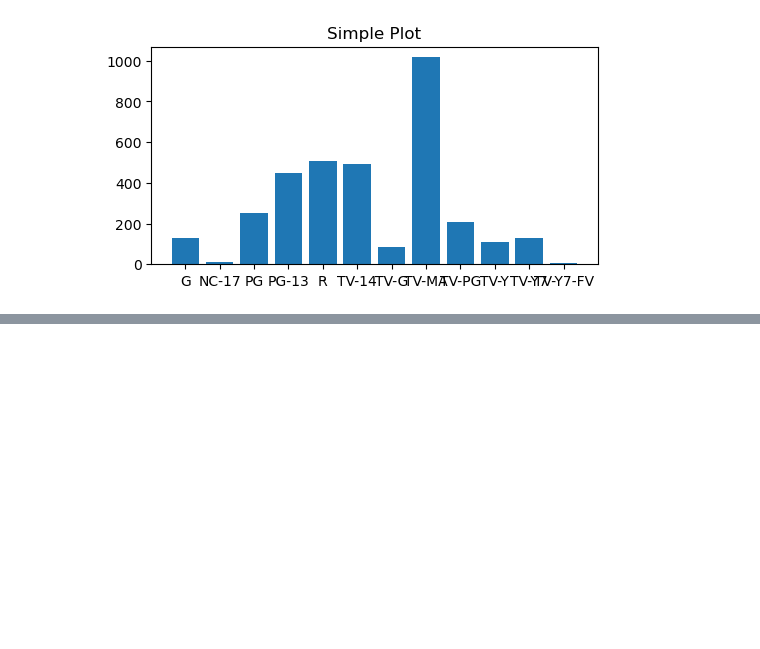
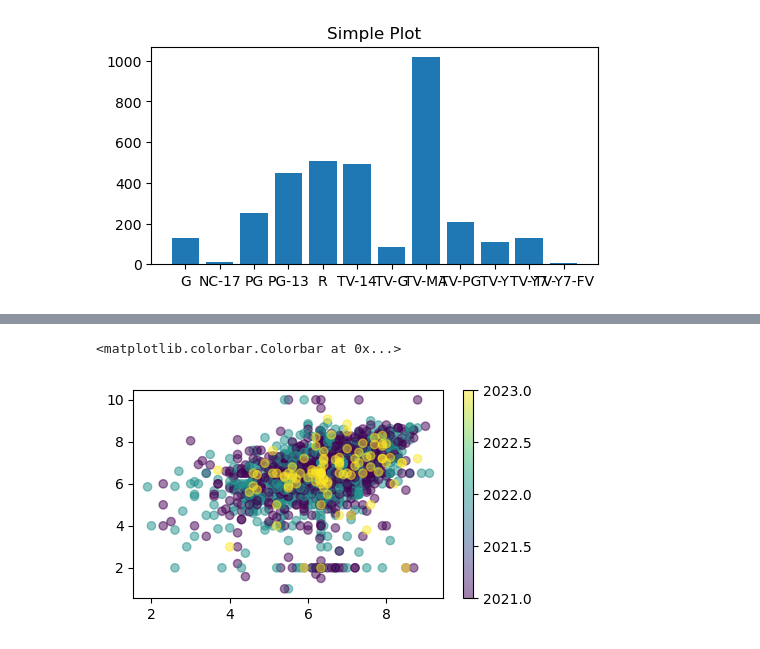
Before and after one commit to Ftagliavini/DataScience, a Jupyter notebook: Tagliavini-desafio02.ver02.ipynb, the cells around one changed output, grey strips where cells are left out. Saved outputs shown, nothing was run; the diff lists cells and outputs as text; code cells hidden in the pictures; blank space fills up the shorter version.

```diff
--- a/Tagliavini-desafio02.ver02.ipynb
+++ b/Tagliavini-desafio02.ver02.ipynb
@@ -337,0 +426,11 @@ ax.scatter(calificaciones.imdb_score, calificaciones.tmdb_score)
+# %%
+calificaciones_2020s = titulos_nfx[titulos_nfx['release_year'] > 2020]
+calificaciones_2020s =calificaciones_2020s[['imdb_score','tmdb_score','release_year']]
+calificaciones_2020s['imdb_score'] = calificaciones_2020s['imdb_score'].fillna(calificaciones_2020s['imdb_score'].mean())
+calificaciones_2020s['tmdb_score'] = calificaciones_2020s['tmdb_score'].fillna(calificaciones_2020s['tmdb_score'].mean())
+fig, ax = plt.subplots(figsize=(5, 2.7))
+mapa_2020s = ax.scatter(calificaciones_2020s['imdb_score'], calificaciones_2020s['tmdb_score'],c=calificaciones_2020s['release_year'],alpha=0.5)
+fig.colorbar(mapa_2020s)
+# %% [output]
+<matplotlib.colorbar.Colorbar at 0x...>
+[figure, added]
```
Also changed, not shown: parts of 16 cells of this notebook.
